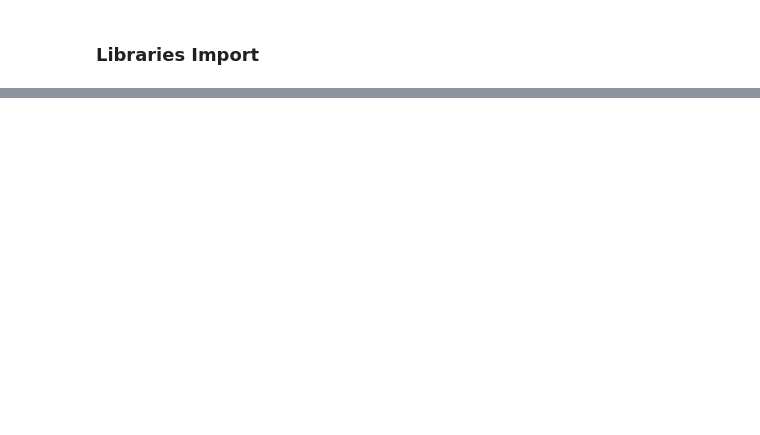
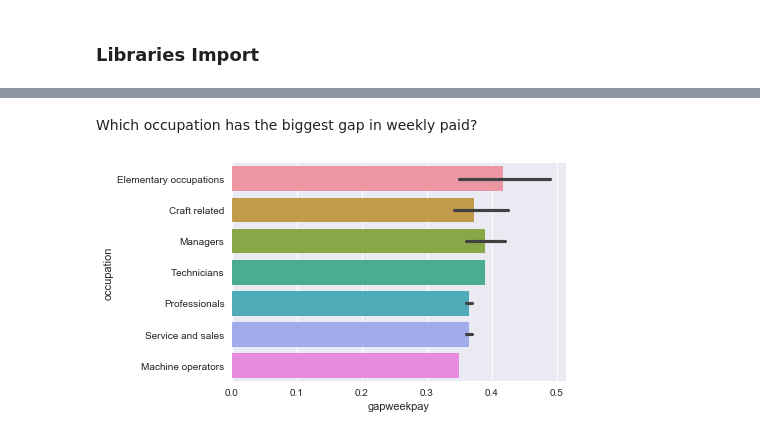
Before and after one commit to geomars/budschallenge, a Jupyter notebook: project/notebook/group_project.ipynb, the cells around one changed output, grey strips where cells are left out. Saved outputs shown, nothing was run; the diff lists cells and outputs as text; code cells hidden in the pictures; blank space fills up the shorter version.

```diff
--- a/project/notebook/group_project.ipynb
+++ b/project/notebook/group_project.ipynb
@@ -145,0 +105,6 @@ train[['female','male','ratio','fatherstotpaid','motherstotpaid','delta']].corr(
+# %% [markdown]
+Which occupation has the biggest gap in weekly paid?
+# %%
+ax = sns.barplot(x="gapweekpay", y="occupation", data=df.sort_values('gapweekpay',ascending=False)[:15])
+# %% [output]
+[figure, added]
```
Also changed, not shown: parts of 59 cells of this notebook.
